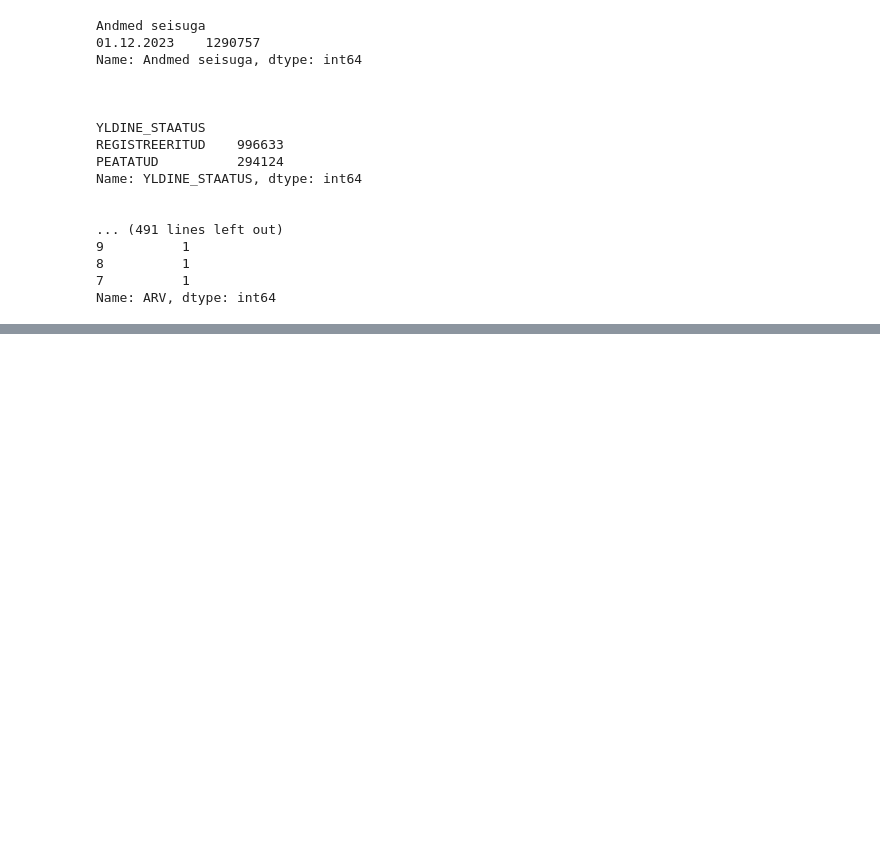
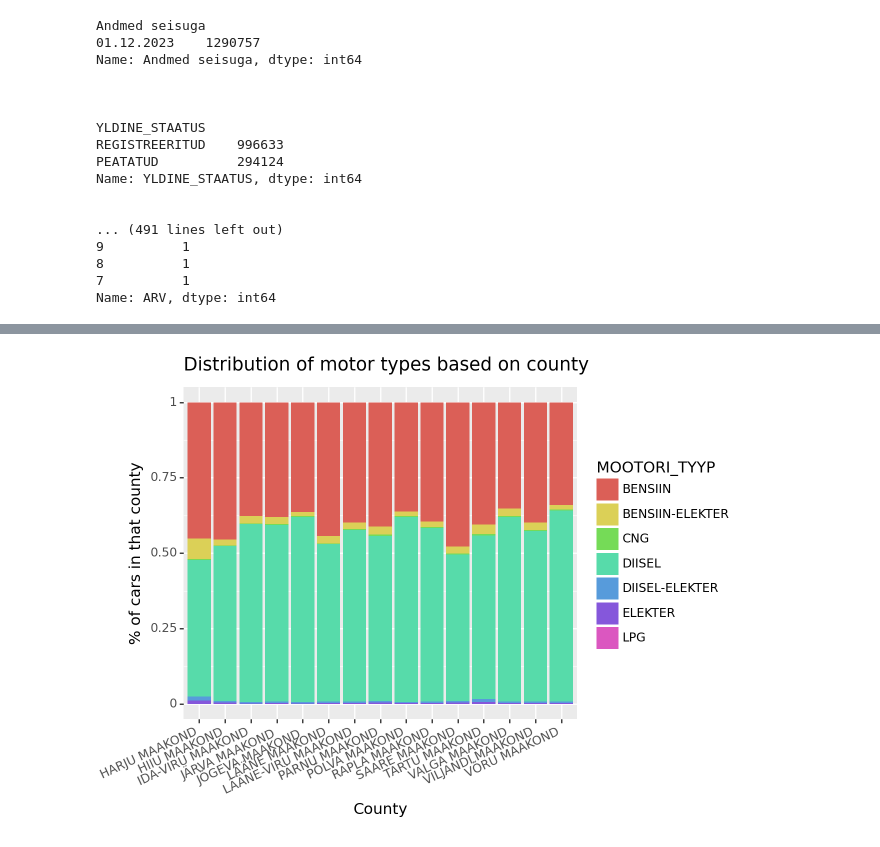
Before and after one commit to GregorSomething/IDS-Vehicle-Analysis, a Jupyter notebook: data_thing.ipynb, the cells around one changed output, grey strips where cells are left out. Saved outputs shown, nothing was run; the diff lists cells and outputs as text; code cells hidden in the pictures; blank space fills up the shorter version.

```diff
--- a/data_thing.ipynb
+++ b/data_thing.ipynb
@@ -121,0 +155,18 @@ data_status.loc[data_status['MOOTORI_TYYP'] == 'DIISEL_HYBRIID', 'MOOTORI_TYYP']
+# %%
+tmp1 = data_status.groupby(['VK/OM MAAKOND', 'MOOTORI_TYYP']).size().reset_index(name='count')
+tmp2 =data_status.groupby(['VK/OM MAAKOND']).size().reset_index(name='total_count')
+def norm_on_county(row):
+    return row['count'] / tmp2[tmp2['VK/OM MAAKOND'] == row['VK/OM MAAKOND']].iloc[0, 1]
+#tmp1['count_norm'] = tmp1.apply(norm_on_county, axis=1)
+fig = (
+p9.ggplot(
+    data = tmp1,
+    mapping = p9.aes(x = 'VK/OM MAAKOND', y='count', fill = 'MOOTORI_TYYP'),
+ )+  p9.geom_bar(position = 'fill', stat='identity')
+  + p9.labs(x='County', y='\n\n% of cars in that county', color='Transmission type')
+  + p9.ggtitle('Distribution of motor types based on county')
+  + p9.theme(axis_text_x=p9.element_text(rotation=25, hjust=1))
+).draw(show=True)
+fig.savefig('img/motor_based_on_county.png', dpi=DPI)
+# %% [output]
+[figure, added]
```
Also changed, not shown: parts of 13 cells of this notebook, 4 other files.
